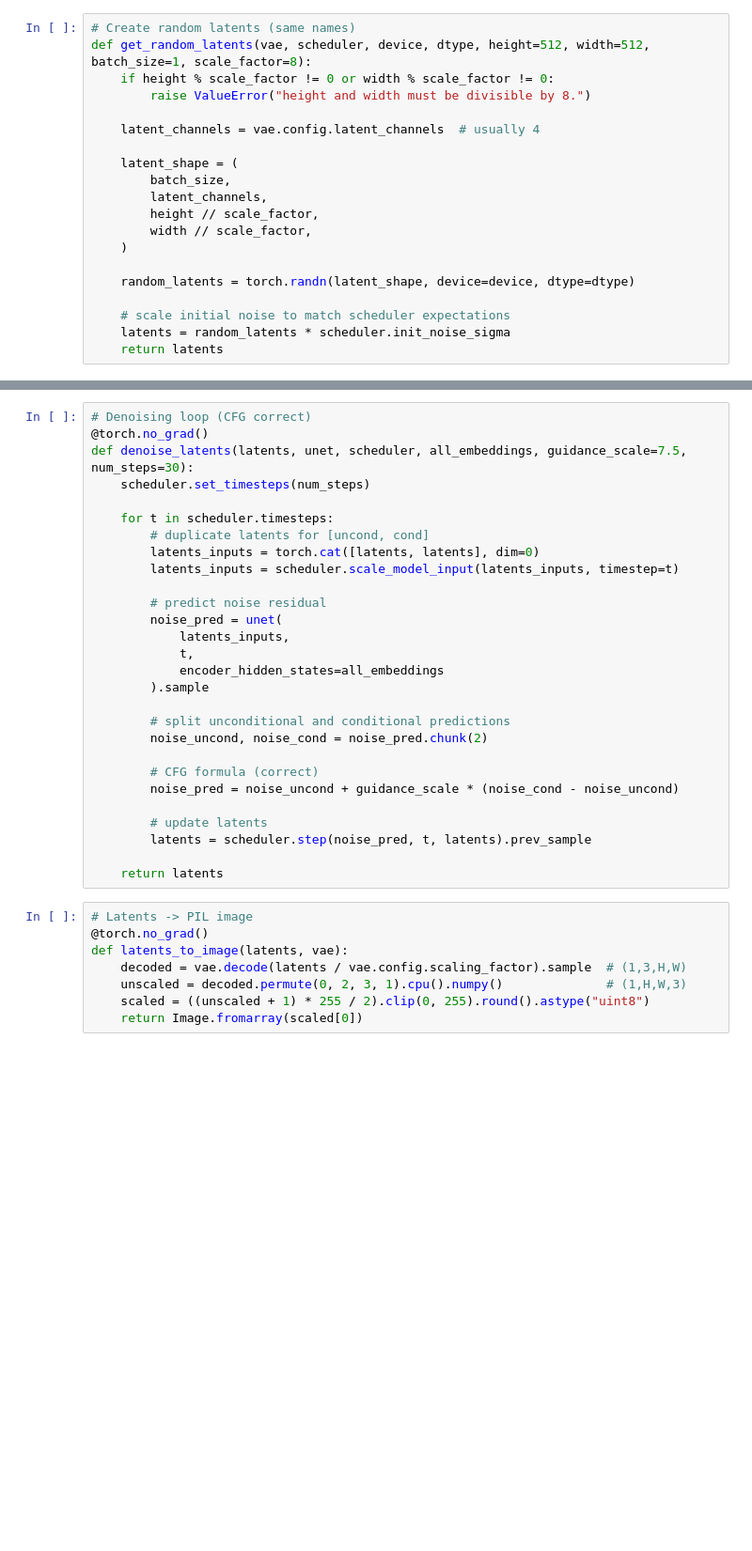
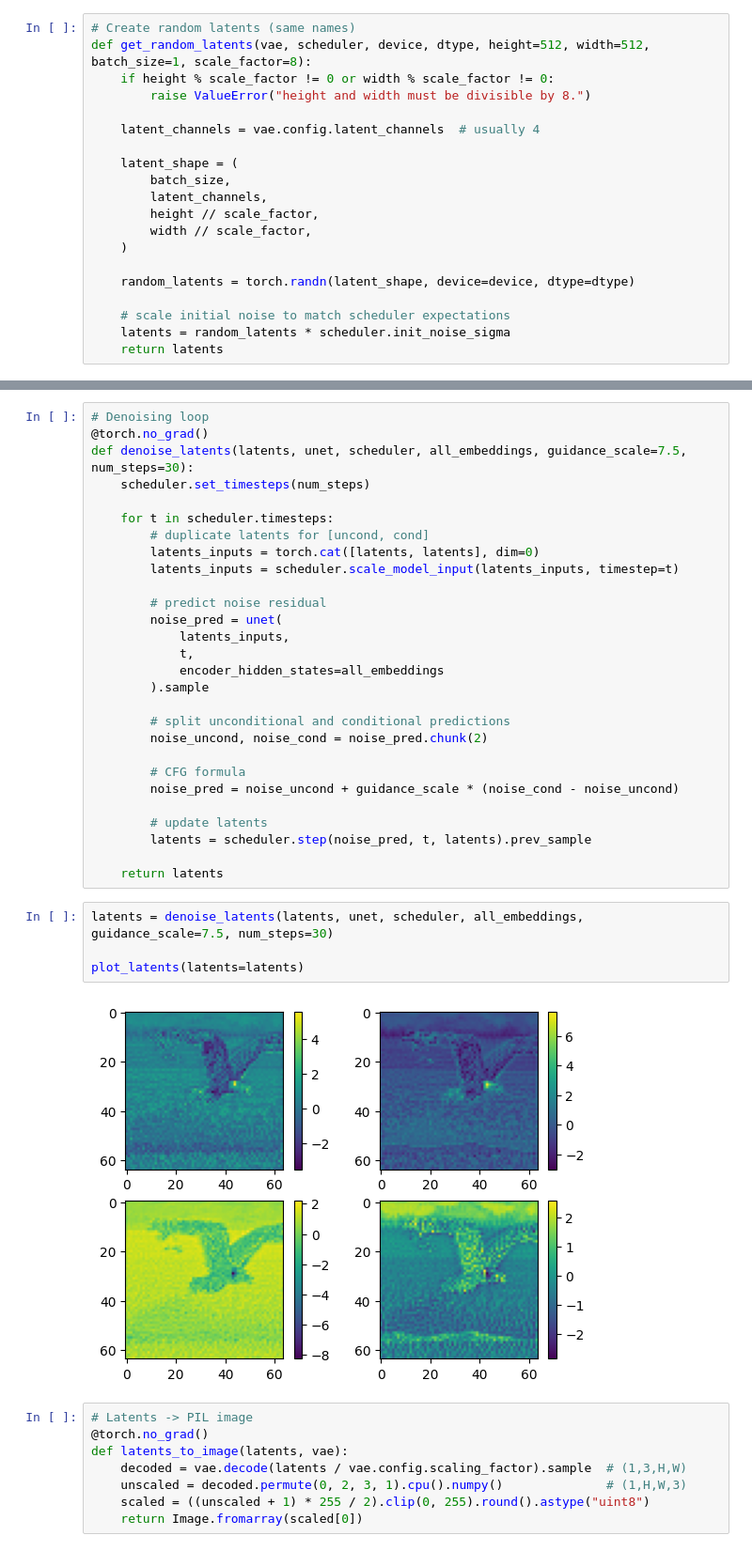
Before and after one commit to IkleelyuneeQ/text_image_gen, a Jupyter notebook: diffusion_book.ipynb, the cells around one changed output, grey strips where cells are left out. Shown at 94% size. Cells and saved outputs as stored; diff of their text form; blank space fills up the shorter version.

```diff
--- a/diffusion_book.ipynb
+++ b/diffusion_book.ipynb
@@ -86,5 +122,5 @@ def get_random_latents(vae, scheduler, device, dtype, height=512, width=512, bat
 # %%
-# Denoising loop (CFG correct)
+# Denoising loop
 @torch.no_grad()
 def denoise_latents(latents, unet, scheduler, all_embeddings, guidance_scale=7.5, num_steps=30):
     scheduler.set_timesteps(num_steps)
@@ -104,13 +140,19 @@ def denoise_latents(latents, unet, scheduler, all_embeddings, guidance_scale=7.5
         # split unconditional and conditional predictions
         noise_uncond, noise_cond = noise_pred.chunk(2)
 
-        # CFG formula (correct)
+        # CFG formula
         noise_pred = noise_uncond + guidance_scale * (noise_cond - noise_uncond)
 
         # update latents
         latents = scheduler.step(noise_pred, t, latents).prev_sample
 
     return latents
+# %%
+latents = denoise_latents(latents, unet, scheduler, all_embeddings, guidance_scale=7.5, num_steps=30)
+
+plot_latents(latents=latents)
+# %% [output]
+[figure, added]
 # %%
 # Latents -> PIL image
 @torch.no_grad()
```
Also changed, not shown: parts of 11 cells of this notebook, 1 other file.
